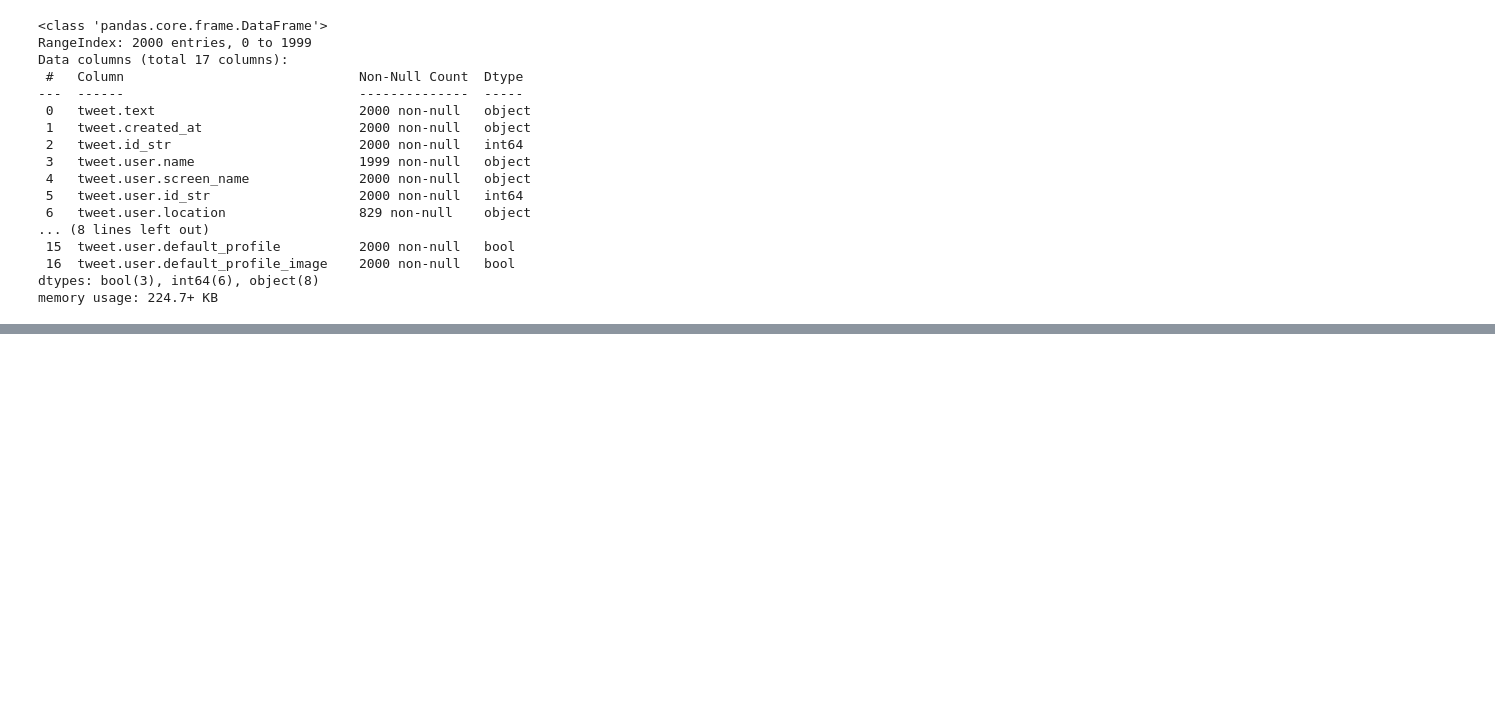
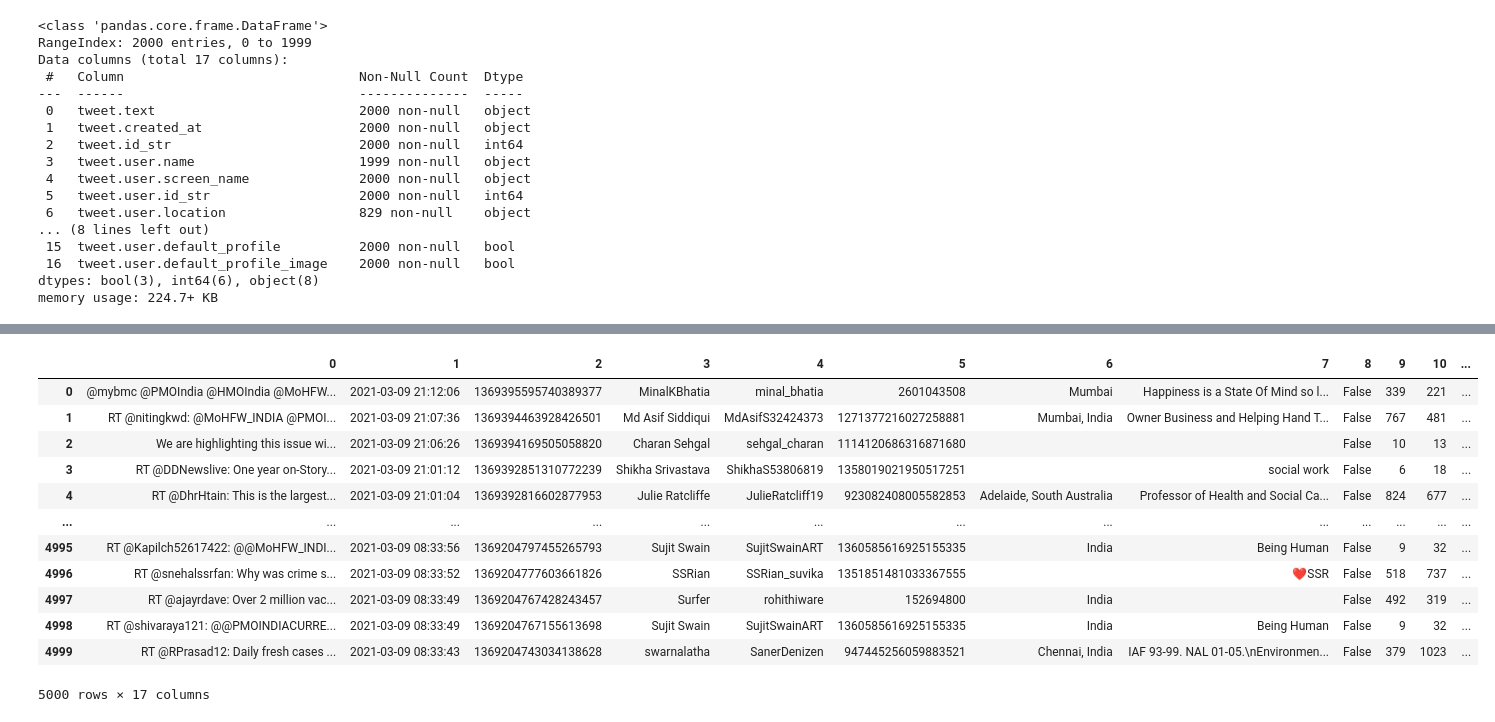
Before and after one commit to satishkannan1995/Twitter-SentimentAnalysis, a Jupyter notebook: Twitter Sentiment Analysis.ipynb, the cells around one changed output, grey strips where cells are left out. Cells and saved outputs as stored; diff of their text form; code cells hidden in the pictures; blank space fills up the shorter version.

```diff
--- a/Twitter Sentiment Analysis.ipynb
+++ b/Twitter Sentiment Analysis.ipynb
@@ -347,0 +473,16 @@ memory usage: 224.7+ KB
+# %%
+tweets_df
+# %% [output]
+|  | 0 | 1 | 2 | 3 | 4 | 5 | 6 | 7 | 8 | 9 | 10 | ... |
+| 0 | @mybmc @PMOIndia @HMOIndia @MoHFW... | 2021-03-09 21:12:06 | 1369395595740389377 | MinalKBhatia | minal_bhatia | 2601043508 | Mumbai | Happiness is a State Of Mind so l... | False | 339 | 221 | ... |
+| 1 | RT @nitingkwd: @MoHFW_INDIA @PMOI... | 2021-03-09 21:07:36 | 1369394463928426501 | Md Asif Siddiqui | MdAsifS32424373 | 1271377216027258881 | Mumbai, India | Owner Business and Helping Hand T... | False | 767 | 481 | ... |
+| 2 | We are highlighting this issue wi... | 2021-03-09 21:06:26 | 1369394169505058820 | Charan Sehgal | sehgal_charan | 1114120686316871680 |  |  | False | 10 | 13 | ... |
+| 3 | RT @DDNewslive: One year on-Story... | 2021-03-09 21:01:12 | 1369392851310772239 | Shikha Srivastava | ShikhaS53806819 | 1358019021950517251 |  | social work | False | 6 | 18 | ... |
+| 4 | RT @DhrHtain: This is the largest... | 2021-03-09 21:01:04 | 1369392816602877953 | Julie Ratcliffe | JulieRatcliff19 | 923082408005582853 | Adelaide, South Australia | Professor of Health and Social Ca... | False | 824 | 677 | ... |
+| ... | ... | ... | ... | ... | ... | ... | ... | ... | ... | ... | ... | ... |
+| 4995 | RT @Kapilch52617422: @@MoHFW_INDI... | 2021-03-09 08:33:56 | 1369204797455265793 | Sujit Swain | SujitSwainART | 1360585616925155335 | India | Being Human | False | 9 | 32 | ... |
+| 4996 | RT @snehalssrfan: Why was crime s... | 2021-03-09 08:33:52 | 1369204777603661826 | SSRian | SSRian_suvika | 1351851481033367555 |  | ❤️SSR | False | 518 | 737 | ... |
+| 4997 | RT @ajayrdave: Over 2 million vac... | 2021-03-09 08:33:49 | 1369204767428243457 | Surfer | rohithiware | 152694800 | India |  | False | 492 | 319 | ... |
+| 4998 | RT @shivaraya121: @@PMOINDIACURRE... | 2021-03-09 08:33:49 | 1369204767155613698 | Sujit Swain | SujitSwainART | 1360585616925155335 | India | Being Human | False | 9 | 32 | ... |
+| 4999 | RT @RPrasad12: Daily fresh cases ... | 2021-03-09 08:33:43 | 1369204743034138628 | swarnalatha | SanerDenizen | 947445256059883521 | Chennai, India | IAF 93-99. NAL 01-05.\nEnvironmen... | False | 379 | 1023 | ... |
+5000 rows × 17 columns
```
Also changed, not shown: parts of 31 cells of this notebook.
